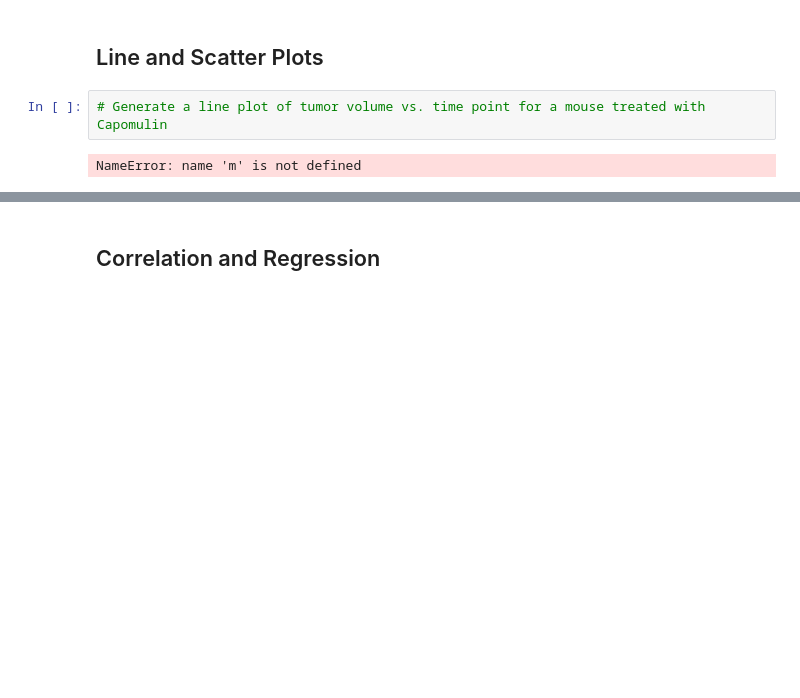
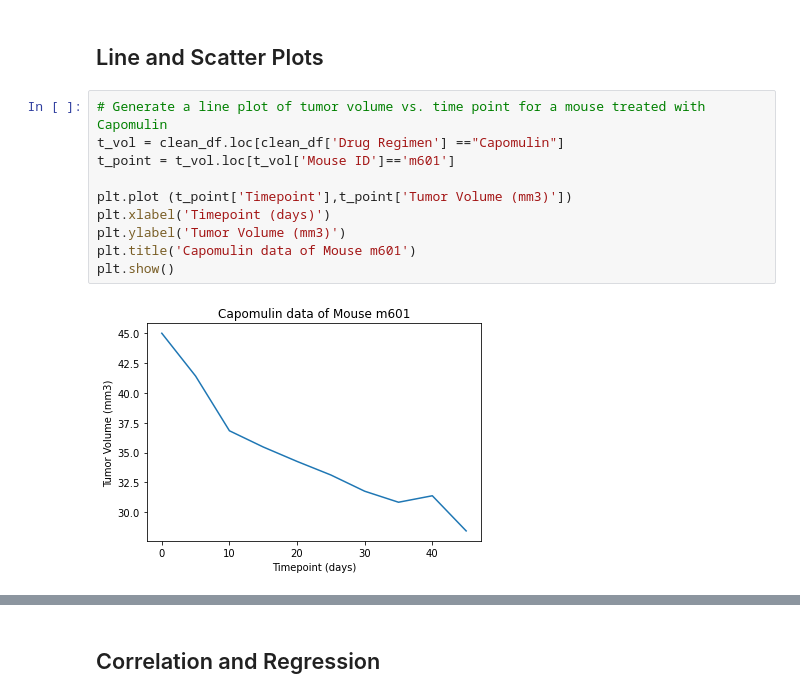
Before and after one commit to MichFig/Matplotlib, a Jupyter notebook: Pymaceuticals/pymaceuticals.ipynb, the cells around one changed output, grey strips where cells are left out. Drawn from its saved outputs; the diff is of its cells as text; blank space fills up the shorter version.

```diff
--- a/Pymaceuticals/pymaceuticals.ipynb
+++ b/Pymaceuticals/pymaceuticals.ipynb
@@ -329,7 +333,15 @@ plt.show()
 ## Line and Scatter Plots
 # %%
 # Generate a line plot of tumor volume vs. time point for a mouse treated with Capomulin
+t_vol = clean_df.loc[clean_df['Drug Regimen'] =="Capomulin"]
+t_point = t_vol.loc[t_vol['Mouse ID']=='m601']
+
+plt.plot (t_point['Timepoint'],t_point['Tumor Volume (mm3)'])
+plt.xlabel('Timepoint (days)')
+plt.ylabel('Tumor Volume (mm3)')
+plt.title('Capomulin data of Mouse m601')
+plt.show()
 # %% [output]
-NameError: name 'm' is not defined
+[figure, added]
 # %%
 # Generate a scatter plot of average tumor volume vs. mouse weight for the Capomulin regimen
```
Also changed, not shown: parts of 4 cells of this notebook.
